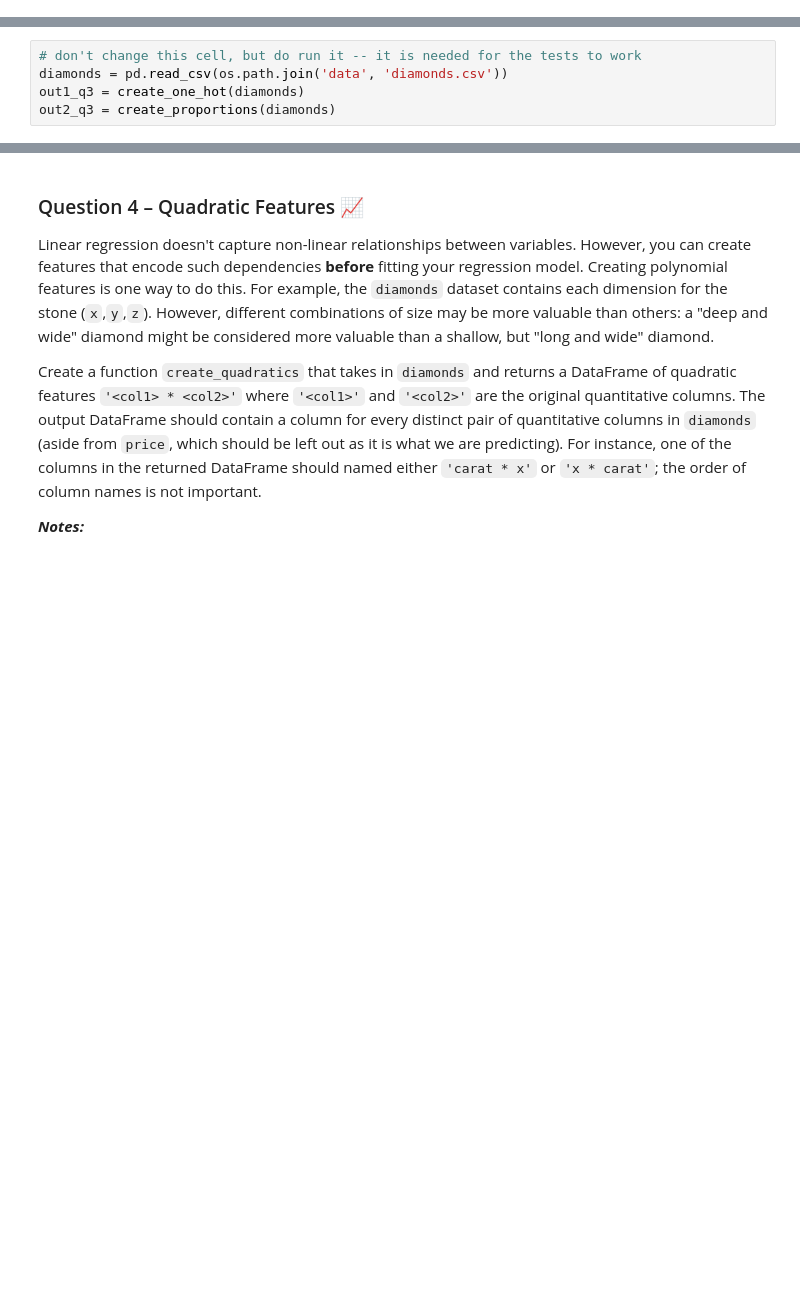
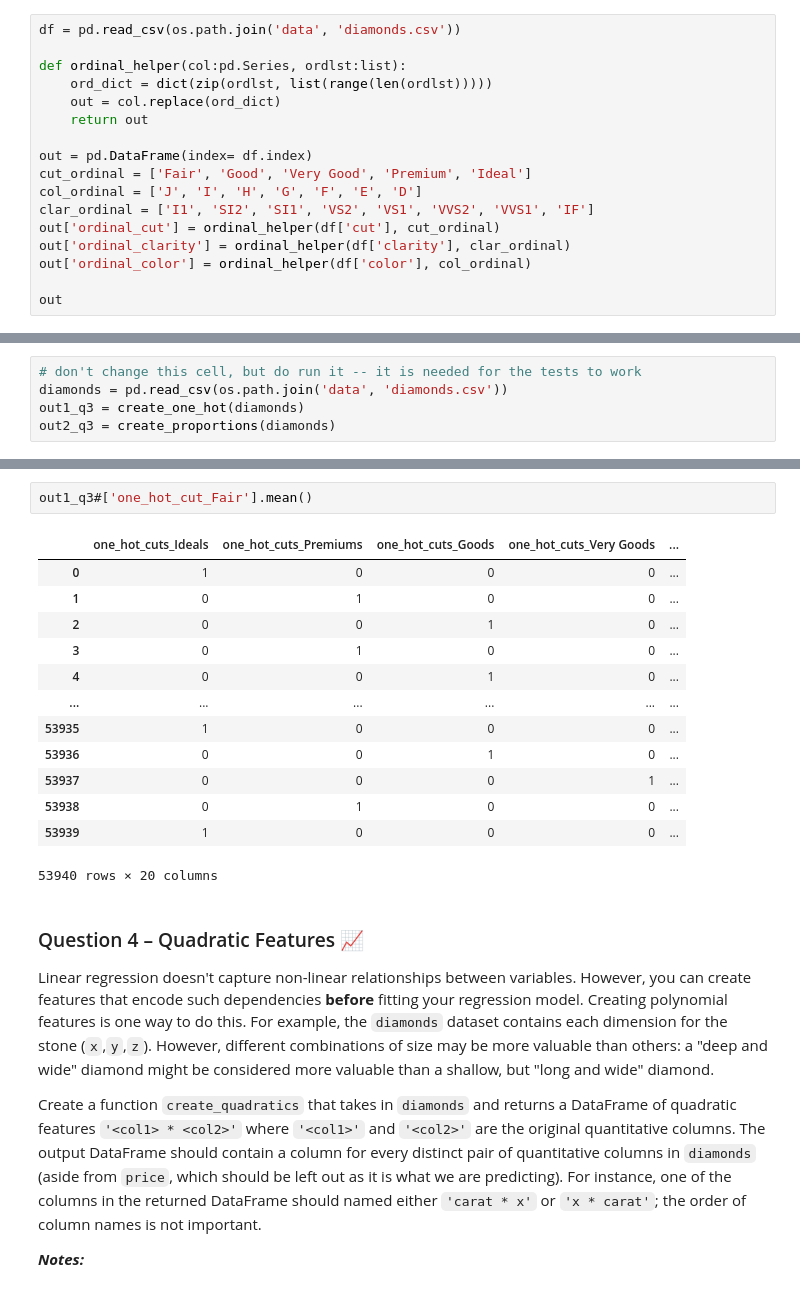
Before and after one commit to zaki1503/dsc80-2022-fa, a Jupyter notebook: labs/08-features/assignment/lab.ipynb, the cells around one changed output, grey strips where cells are left out. Drawn from its saved outputs; the diff is of its cells as text; blank space fills up the shorter version.

```diff
--- a/labs/08-features/assignment/lab.ipynb
+++ b/labs/08-features/assignment/lab.ipynb
@@ -211,0 +250,17 @@ Create a function `create_ordinal` that takes in `diamonds` and returns a DataFr
+# %%
+df = pd.read_csv(os.path.join('data', 'diamonds.csv'))
+
+def ordinal_helper(col:pd.Series, ordlst:list):
+    ord_dict = dict(zip(ordlst, list(range(len(ordlst)))))
+    out = col.replace(ord_dict)
+    return out
+
+out = pd.DataFrame(index= df.index)
+cut_ordinal = ['Fair', 'Good', 'Very Good', 'Premium', 'Ideal']
+col_ordinal = ['J', 'I', 'H', 'G', 'F', 'E', 'D']
+clar_ordinal = ['I1', 'SI2', 'SI1', 'VS2', 'VS1', 'VVS2', 'VVS1', 'IF']
+out['ordinal_cut'] = ordinal_helper(df['cut'], cut_ordinal)
+out['ordinal_clarity'] = ordinal_helper(df['clarity'], clar_ordinal)
+out['ordinal_color'] = ordinal_helper(df['color'], col_ordinal)
+
+out
@@ -247,3 +456,19 @@ grader.check("q3")
+# %%
+out1_q3#['one_hot_cut_Fair'].mean()
+# %% [output]
+|  | one_hot_cuts_Ideals | one_hot_cuts_Premiums | one_hot_cuts_Goods | one_hot_cuts_Very Goods | ... |
+| 0 | 1 | 0 | 0 | 0 | ... |
+| 1 | 0 | 1 | 0 | 0 | ... |
+| 2 | 0 | 0 | 1 | 0 | ... |
+| 3 | 0 | 1 | 0 | 0 | ... |
+| 4 | 0 | 0 | 1 | 0 | ... |
+| ... | ... | ... | ... | ... | ... |
+| 53935 | 1 | 0 | 0 | 0 | ... |
+| 53936 | 0 | 0 | 1 | 0 | ... |
+| 53937 | 0 | 0 | 0 | 1 | ... |
+| 53938 | 0 | 1 | 0 | 0 | ... |
+| 53939 | 1 | 0 | 0 | 0 | ... |
+53940 rows × 20 columns
 # %% [markdown]
 ### Question 4 – Quadratic Features 📈
 
```
Also changed, not shown: parts of 18 cells of this notebook.
